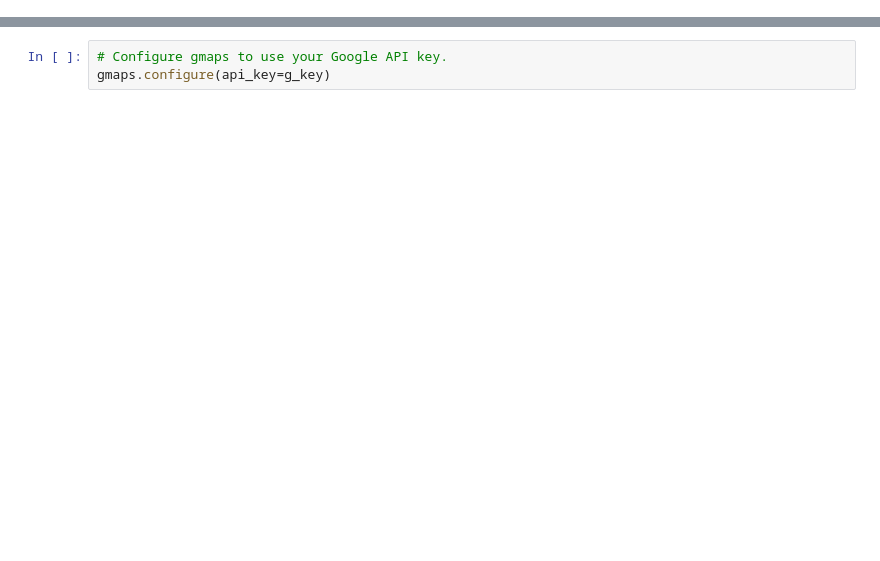
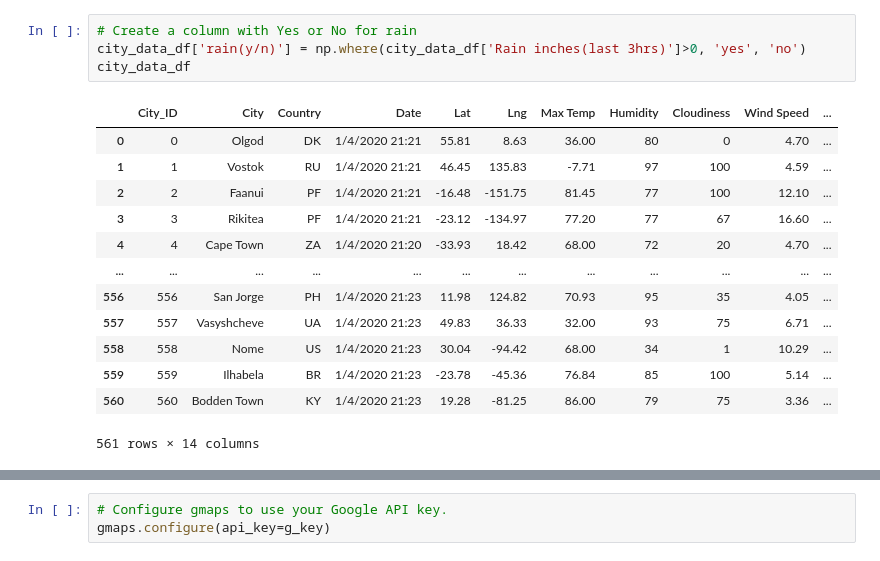
Before and after one commit to jusnguyen03/World_Weather_Analysis, a Jupyter notebook: Vacation_Search.ipynb, the cells around one changed output, grey strips where cells are left out. Saved outputs shown, nothing was run; the diff lists cells and outputs as text; blank space fills up the shorter version.

```diff
--- a/Vacation_Search.ipynb
+++ b/Vacation_Search.ipynb
@@ -26,0 +29,18 @@ city_data_df.head()
+# %%
+# Create a column with Yes or No for rain
+city_data_df['rain(y/n)'] = np.where(city_data_df['Rain inches(last 3hrs)']>0, 'yes', 'no')
+city_data_df
+# %% [output]
+|  | City_ID | City | Country | Date | Lat | Lng | Max Temp | Humidity | Cloudiness | Wind Speed | ... |
+| 0 | 0 | Olgod | DK | 1/4/2020 21:21 | 55.81 | 8.63 | 36.00 | 80 | 0 | 4.70 | ... |
+| 1 | 1 | Vostok | RU | 1/4/2020 21:21 | 46.45 | 135.83 | -7.71 | 97 | 100 | 4.59 | ... |
+| 2 | 2 | Faanui | PF | 1/4/2020 21:21 | -16.48 | -151.75 | 81.45 | 77 | 100 | 12.10 | ... |
+| 3 | 3 | Rikitea | PF | 1/4/2020 21:21 | -23.12 | -134.97 | 77.20 | 77 | 67 | 16.60 | ... |
+| 4 | 4 | Cape Town | ZA | 1/4/2020 21:20 | -33.93 | 18.42 | 68.00 | 72 | 20 | 4.70 | ... |
+| ... | ... | ... | ... | ... | ... | ... | ... | ... | ... | ... | ... |
+| 556 | 556 | San Jorge | PH | 1/4/2020 21:23 | 11.98 | 124.82 | 70.93 | 95 | 35 | 4.05 | ... |
+| 557 | 557 | Vasyshcheve | UA | 1/4/2020 21:23 | 49.83 | 36.33 | 32.00 | 93 | 75 | 6.71 | ... |
+| 558 | 558 | Nome | US | 1/4/2020 21:23 | 30.04 | -94.42 | 68.00 | 34 | 1 | 10.29 | ... |
+| 559 | 559 | Ilhabela | BR | 1/4/2020 21:23 | -23.78 | -45.36 | 76.84 | 85 | 100 | 5.14 | ... |
+| 560 | 560 | Bodden Town | KY | 1/4/2020 21:23 | 19.28 | -81.25 | 86.00 | 79 | 75 | 3.36 | ... |
+561 rows × 14 columns
```
Also changed, not shown: parts of 16 cells of this notebook, 6 other files.
